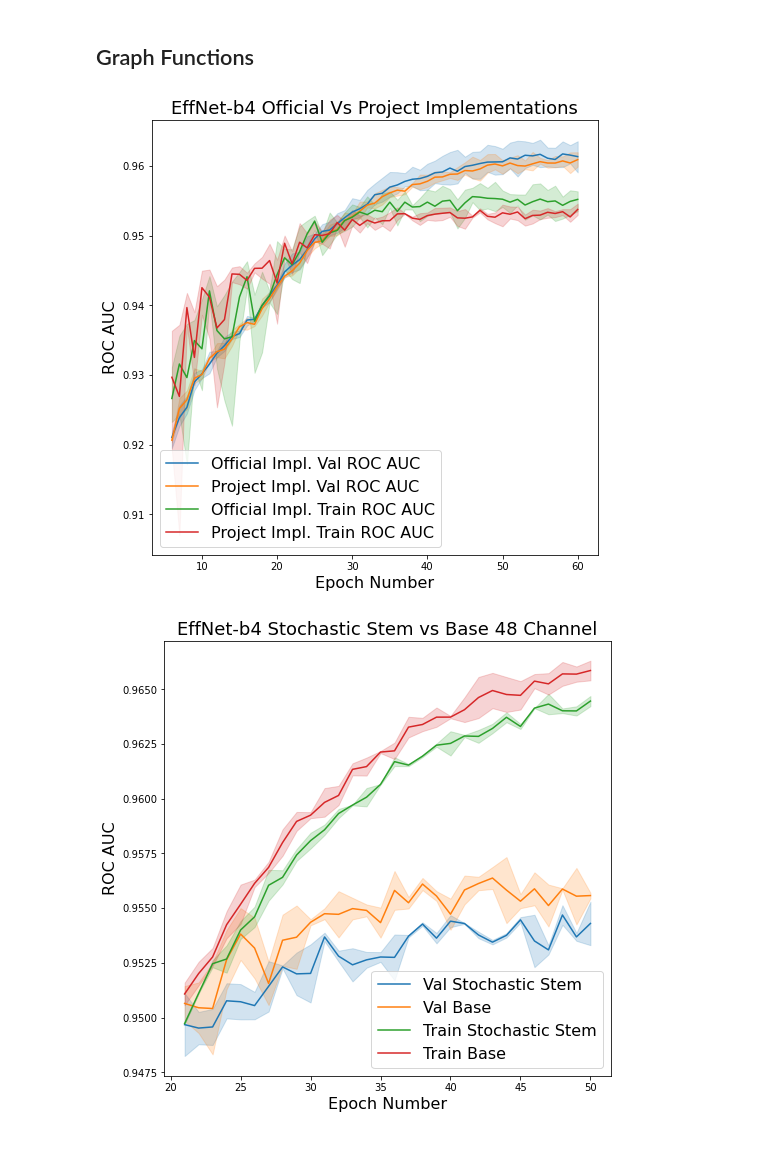
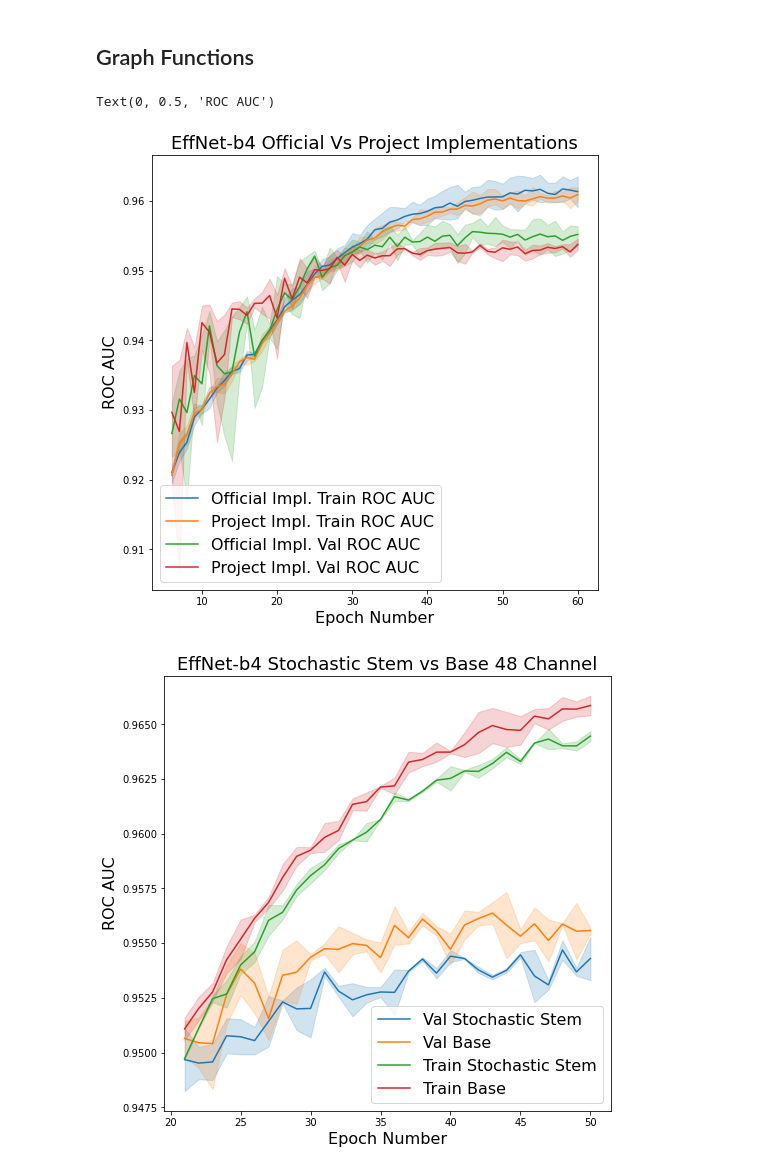
Before and after one commit to ecbme6040/e6691-2021spring-project-StochasticConvolutions-CRKY-CJR2198, a Jupyter notebook: Notebooks/results_analysis/Results Analysis Workbook.ipynb, the cells around one changed output. Drawn from its saved outputs; the diff is of its cells as text; code cells hidden in the pictures.

```diff
--- a/Notebooks/results_analysis/Results Analysis Workbook.ipynb
+++ b/Notebooks/results_analysis/Results Analysis Workbook.ipynb
@@ -134,6 +134,12 @@ def rename(x):
         if 'Train' in x[1]:
             return 'base_train'
 
+    if 'fs_tta' in x[1]:
+        if 'Val' in x[1]:
+            return 'fs_tta_val'
+        if 'Train' in x[1]:
+            return 'fs_tta_train'
+
 
     if 'b4' in x[1]:
         if 'Val' in x[1]:
@@ -160,37 +166,38 @@ def get_max_value_per_column(string_subset, dataframe):
 # %%
 params = {'legend.fontsize': 16,
           'legend.handlelength': 2}
 plt.rcParams.update(params)
 
 
 new = get_multiple_cols(file_name_list="1024x1024ResultsFinal/b4/b4compare/*_per_epoch.csv",
                         columns_to_include=['Train RoC','Val RoC'],
                         string_subset=['official', 'project'], index_key='Epoch')
 
 
 
 new = new[5:]
 new['Epoch'] = new.index
 new = new.melt(id_vars='Epoch')
 
 new['new'] = new.apply(lambda x: rename(x),axis=1)
 rfig, ax = pyplot.subplots(figsize=(8,8))
 
 sns.lineplot(ax=ax,data=new,x='Epoch',y='value', hue='new')
 
 legend = ax.legend().get_texts()
-legend[0].set_text('Official Impl. Val ROC AUC')
-legend[1].set_text('Project Impl. Val ROC AUC')
-legend[2].set_text('Official Impl. Train ROC AUC')
-legend[3].set_text('Project Impl. Train ROC AUC')
+legend[0].set_text('Official Impl. Train ROC AUC')
+legend[1].set_text('Project Impl. Train ROC AUC')
+legend[2].set_text('Official Impl. Val ROC AUC')
+legend[3].set_text('Project Impl. Val ROC AUC')
 
 
 plt.title('EffNet-b4 Official Vs Project Implementations', fontsize=18)
 plt.xlabel('Epoch Number', fontsize=16)
 plt.ylabel('ROC AUC', fontsize=16)
 plt.savefig('Figures/b4OfficialvsProjectSpread.jpg',bbox_inches='tight',dpi=1200)
 # %% [output]
+Text(0, 0.5, 'ROC AUC')
-[figure, old version]
+[figure, new version]
 # %%
 params = {'legend.fontsize': 16,
           'legend.handlelength': 2}
```
Also changed, not shown: parts of 1 cell of this notebook.
